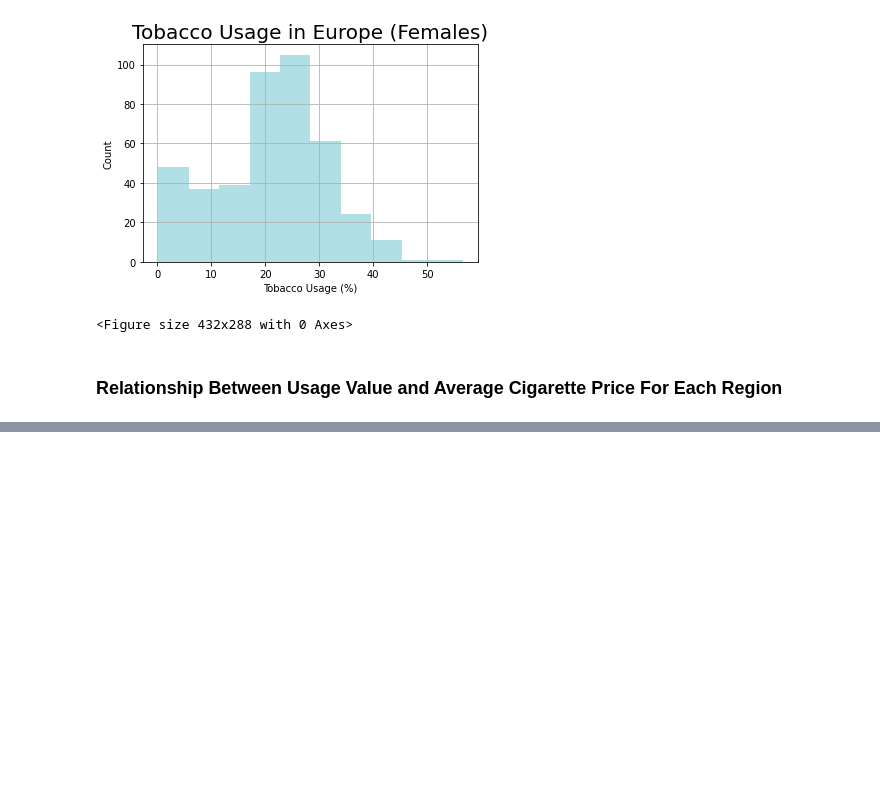
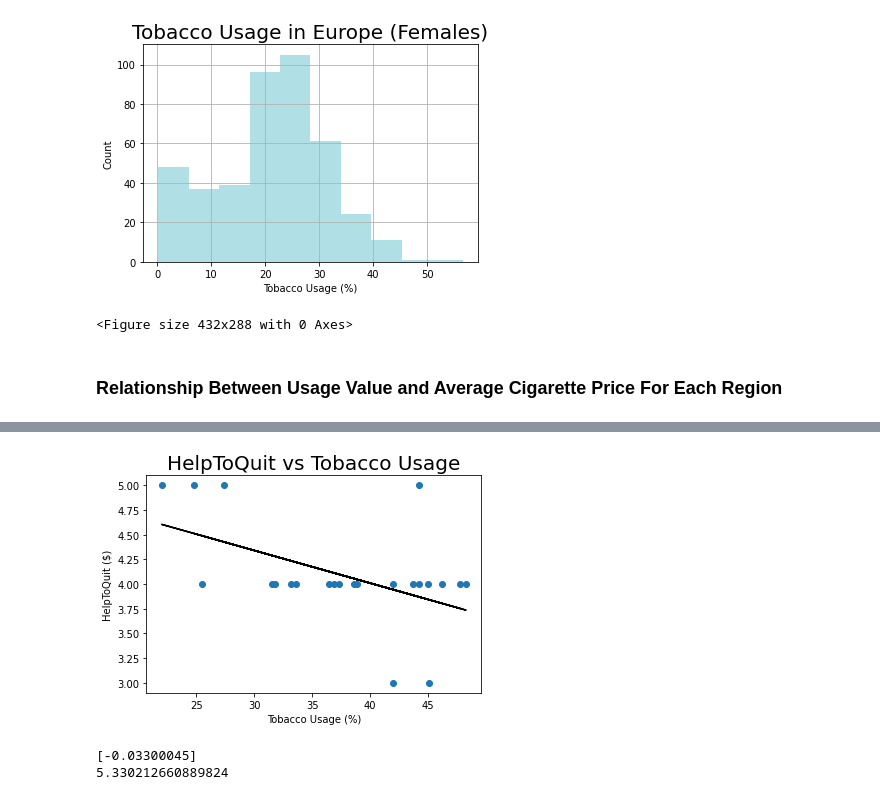
Before and after one commit to aidanwc2/Team_3, a Jupyter notebook: report copy.ipynb, the cells around one changed output, grey strips where cells are left out. Saved outputs shown, nothing was run; the diff lists cells and outputs as text; code cells hidden in the pictures; blank space fills up the shorter version.

```diff
--- a/report copy.ipynb
+++ b/report copy.ipynb
@@ -269,0 +295,27 @@ plt.plot(x, a*x + b)
+# %%
+df_combined = pd.read_csv("CombinedDataMaleFinal.csv")
+x = np.array(df_combined["Value"])
+y = np.array(df_combined["HelpToQuit"])
+
+
+df_combined_t = df_combined.dropna()
+
+X = df_combined_t['Value'].values[:,np.newaxis]
+y = df_combined_t['HelpToQuit'].values
+
+
+model = LinearRegression()
+model.fit(X,y)
+plt.scatter(X, y)
+plt.plot(X, model.predict(X),color='k')
+plt.title('HelpToQuit vs Tobacco Usage', fontsize=20)
+plt.xlabel('Tobacco Usage (%)')
+plt.ylabel('HelpToQuit ($)')
+plt.show()
+
+print(model.coef_)
+print(model.intercept_)
+# %% [output]
+[figure, added]
+[-0.03300045]
+5.330212660889824
```
Also changed, not shown: parts of 17 cells of this notebook, 6 other files.
